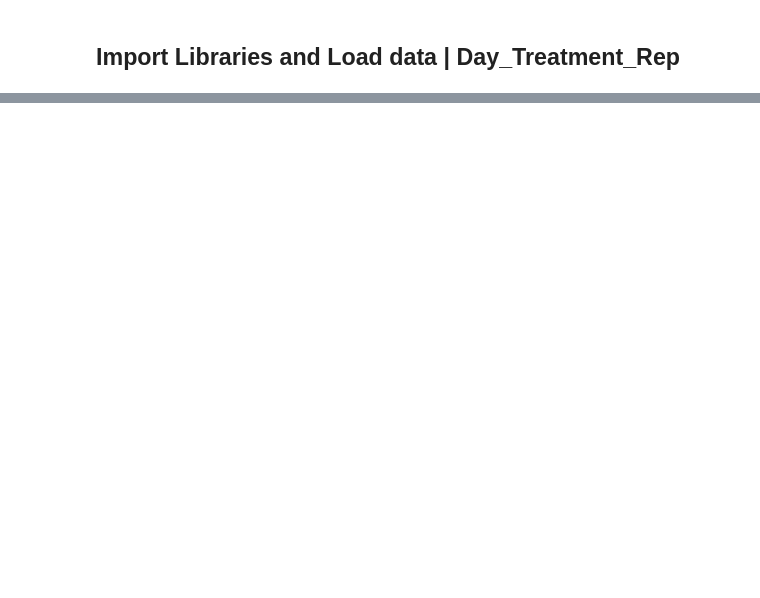
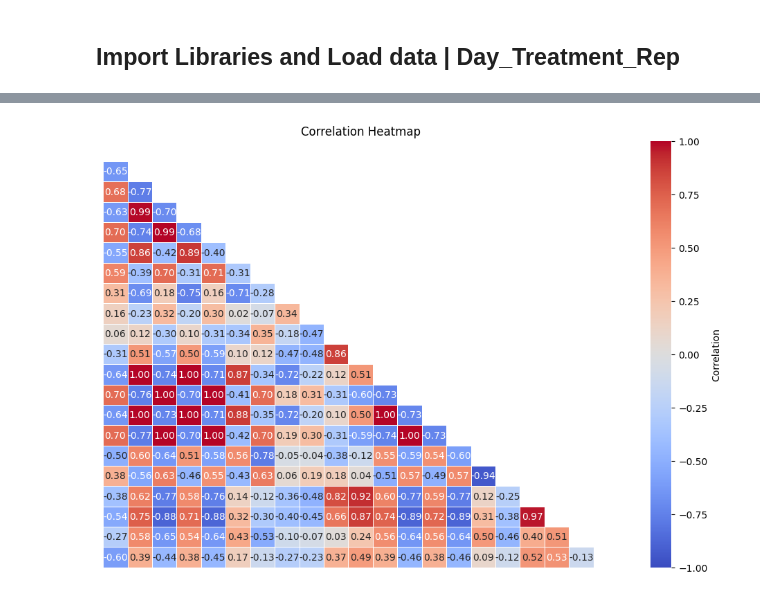
Before and after one commit to jemiezler/SeniorProject, a Jupyter notebook: python/2_classification.ipynb, the cells around one changed output, grey strips where cells are left out. Cells and saved outputs as stored; diff of their text form; code cells hidden in the pictures; blank space fills up the shorter version.

```diff
--- a/python/2_classification.ipynb
+++ b/python/2_classification.ipynb
@@ -30,0 +87,27 @@ from tensorflow.keras.preprocessing.image import load_img, img_to_array
+# %%
+
+
+# Compute correlation matrix
+corr_matrix = df.corr()
+
+# Create a mask for the upper triangle
+mask = np.triu(np.ones_like(corr_matrix, dtype=bool))
+
+# Set up the figure
+plt.figure(figsize=(12, 8))
+
+# Apply the mask to hide the upper triangle
+sns.heatmap(corr_matrix, mask=mask, cmap="coolwarm", annot=True, fmt=".2f",
+            linewidths=0.5, vmin=-1, vmax=1, cbar_kws={"label": "Correlation"}, label=corr_matrix.columns)
+
+# Remove feature labels from axes
+plt.xticks([])
+plt.yticks([])
+
+# Add title
+plt.title("Correlation Heatmap")
+
+# Show the plot
+plt.show()
+# %% [output]
+[figure, added]
```
Also changed, not shown: parts of 26 cells of this notebook, 20 other files.
